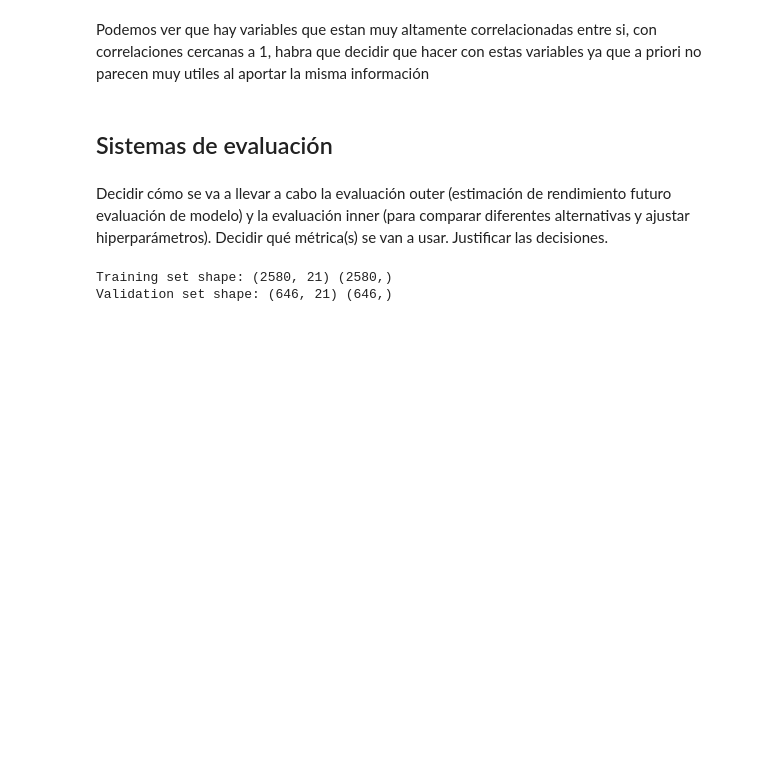
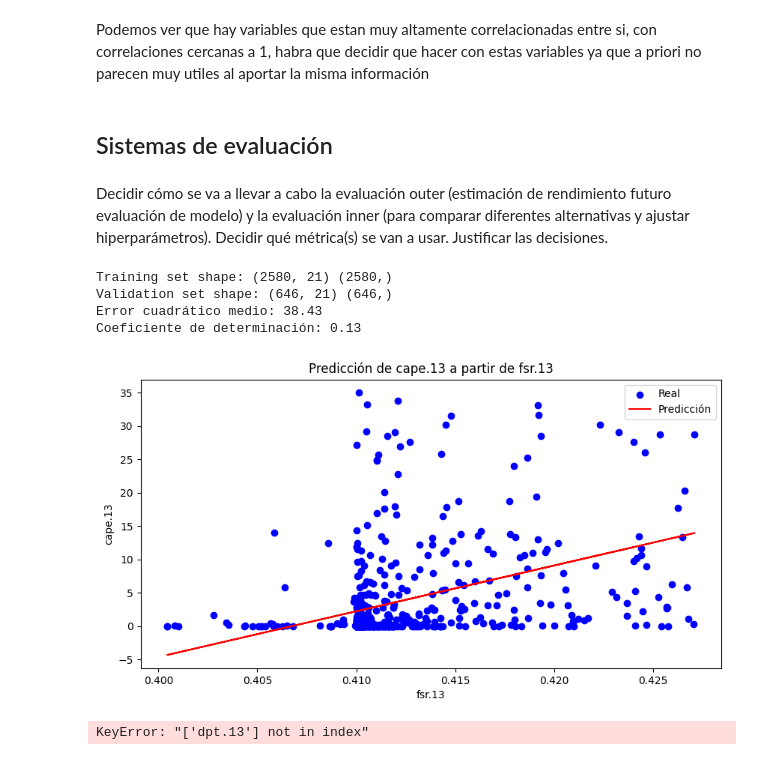
Before and after one commit to seniorbeto/Grupo04_Practica1, a Jupyter notebook: G4.ipynb, the cells around one changed output. Cells and saved outputs as stored; diff of their text form; code cells hidden in the pictures; blank space fills up the shorter version.

```diff
--- a/G4.ipynb
+++ b/G4.ipynb
@@ -249,18 +249,76 @@ Podemos ver que hay variables que estan muy altamente correlacionadas entre si,
 # %% [markdown]
  Decidir cómo se va a llevar a cabo la evaluación outer (estimación de rendimiento futuro evaluación de modelo) y la evaluación inner (para comparar diferentes alternativas y ajustar hiperparámetros). Decidir qué métrica(s) se van a usar. Justificar las decisiones.
 # %%
+
+################### BUSCAR DUMMYCLASIFICATOR (literalmente está en el tutorial 1 por el final)##################3
+
 # Vamos a realizar un modelo doomie para predecir la variable cape.13
 from sklearn.svm import SVR
 from sklearn.model_selection import train_test_split
 from sklearn.linear_model import LinearRegression
 from sklearn.metrics import mean_squared_error, r2_score
 
 # Split the data into training and validation sets
 X_train, X_val, y_train, y_val = train_test_split(wind_ava_no_outliers.drop(columns=['cape.13']), wind_ava_no_outliers['cape.13'], test_size=0.2, random_state=SEED)
 
 # Print the shapes of the training and validation sets
 print("Training set shape:", X_train.shape, y_train.shape)
 print("Validation set shape:", X_val.shape, y_val.shape)
+
+# Realizaremos ahora un modelo dummy, teniendo en cuenta únicamente la variable más correlacionada con
+# cape.13, que en nuestro caso es fsr.13
+X_train_fsr = X_train[['fsr.13']]
+X_val_fsr = X_val[['fsr.13']]
+
+# Entrenar un modelo de regresión lineal
+model = LinearRegression()
+model.fit(X_train_fsr, y_train)
+
+# Realizar predicciones sobre el conjunto de validación
+y_pred = model.predict(X_val_fsr)
+
+# Calcular el error cuadrático medio y el coeficiente de determinación
+mse = mean_squared_error(y_val, y_pred)
+r2 = r2_score(y_val, y_pred)
+
+print(f"Error cuadrático medio: {mse:.2f}")
+print(f"Coeficiente de determinación: {r2:.2f}")
+
+# Visualizar el modelo
+plt.figure(figsize=(10, 5))
+plt.scatter(X_val_fsr, y_val, color='blue', label='Real')
+plt.plot(X_val_fsr, y_pred, color='red', label='Predicción')
+plt.title("Predicción de cape.13 a partir de fsr.13")
+plt.xlabel("fsr.13")
+plt.ylabel("cape.13")
+plt.legend()
+plt.show()
+
+# Realizaremos ahora un modelo de regresión lineal múltiple, teniendo en cuenta las variables más correlacionadas con
+# cape.13, que en nuestro caso son fsr.13 y dpt.13
+X_train_2 = X_train[['fsr.13', 'dpt.13']]
+X_val_2 = X_val[['fsr.13', 'dpt.13']]
+
+# Entrenar un modelo de regresión lineal
+model = LinearRegression()
+model.fit(X_train_2, y_train)
+
+# Realizar predicciones sobre el conjunto de validación
+y_pred = model.predict(X_val_2)
+
+# Calcular el error cuadrático medio y el coeficiente de determinación
+mse = mean_squared_error(y_val, y_pred)
+r2 = r2_score(y_val, y_pred)
+
+print(f"Error cuadrático medio: {mse:.2f}")
+print(f"Coeficiente de determinación: {r2:.2f}")
+
+# Realizaremos ahora un modelo de regresión lineal múltiple, teniendo en cuenta las variables más correlacionadas con
+# cape.13, que en nuestro caso son fsr.13 y dpt
 # %% [output]
 Training set shape: (2580, 21) (2580,)
 Validation set shape: (646, 21) (646,)
+Error cuadrático medio: 38.43
+Coeficiente de determinación: 0.13
+[figure, added]
+KeyError: "['dpt.13'] not in index"
```
Also changed, not shown: parts of 1 cell of this notebook.
